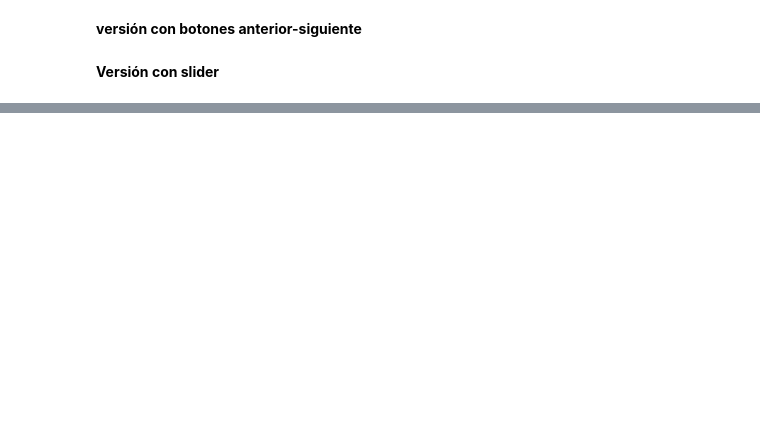
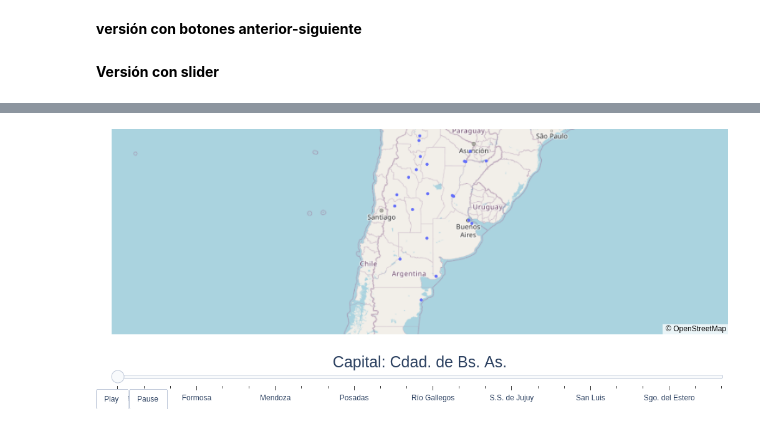
Before and after one commit to agustindangelo/alggeneticos, a Jupyter notebook: tp-viajante/argentina.ipynb, the cells around one changed output, grey strips where cells are left out. Cells and saved outputs as stored; diff of their text form; code cells hidden in the pictures; blank space fills up the shorter version.

```diff
--- a/tp-viajante/argentina.ipynb
+++ b/tp-viajante/argentina.ipynb
@@ -282,0 +485,87 @@ app.run_server(mode='jupyterlab', port=8080)
+# %%
+# primero, dibujo los cuadros que se animarán, cada uno es un mapa que tiene más trayectorias que el anterior
+mantener_trazo = False
+frames = []
+if mantener_trazo:
+    for k in range(len(cap)):
+        frames.append(go.Frame(data=[go.Scattermapbox(mode='lines', lat=cap['latitud'][:k+1],  lon=cap['longitud'][:k+1])], name=f'frame{k}'))
+else:
+    for k in range(len(cap)-1):
+        frames.append(go.Frame(data=[go.Scattermapbox(mode='lines', lat=[cap['latitud'][k], cap['latitud'][k+1]],  lon=[cap['longitud'][k], cap['longitud'][k+1]])], name=f'frame{k}'))
+# dibujo la figura, y le asigno los cuadros
+fig = go.Figure(
+    data=go.Scattermapbox(
+        lat=cap['latitud'],
+        lon=cap['longitud'],
+        text=cap['capital'],
+        hoverinfo='text'
+    ),
+    layout=go.Layout(),
+    frames=frames
+)
+
+
+updatemenus = [dict(
+        buttons = [
+            dict(
+                args = [None, {"frame": {"duration": 1000, "redraw": True},
+                                "fromcurrent": True, "transition": {"duration": 500, 'easing': 'cubic-in-out'}}],
+                label = "Play",
+                method = "animate"
+                ),
+            dict(
+                 args = [[None], {"frame": {"duration": 0, "redraw": True},
+                                  "mode": "immediate",
+                                  "transition": {"duration": 0}}],
+                label = "Pause",
+                method = "animate"
+                )
+        ],
+        direction = "left",
+        pad = {"r": 10, "t": 87},
+        showactive = False,
+        type = "buttons",
+        x = 0.1,
+        xanchor = "right",
+        y = 0,
+        yanchor = "top"
+    )]
+
+sliders = [dict(steps = [dict(method= 'animate',
+                              args= [[f'frame{k}'],
+                              dict(mode= 'immediate',
+                                   frame=dict(duration=400, redraw=True),
+                                   transition=dict(duration= 0))
+                                 ],
+                              label=f'{cap["capital"][k]}'
+                             ) for k in range(len(cap))],
+                active=0,
+                transition={'duration':500 , 'easing': 'cubic-in-out'},
+                x=0, # slider starting position
+                y=0,
+                currentvalue=dict(font=dict(size=25),
+                                  prefix='Capital: ',
+                                  visible=True,
+                                  xanchor= 'center'
+                                 ),
+                len=1.0) #slider length
+           ]
+fig.update_layout(updatemenus = updatemenus, sliders = sliders)
+
+
+fig.update_layout(margin={"r":0,"t":0,"l":0,"b":0})
+fig.update_layout(mapbox_style="open-street-map")
+fig.update_layout(
+    autosize=True,
+    hovermode='closest',
+    mapbox=dict(
+        center=dict(
+            lat=-35.876958,
+            lon=-65.293389
+        ),
+        zoom=3
+    ),
+)
+fig.show()
+# %% [output]
+[figure, added]
```
Also changed, not shown: parts of 5 cells of this notebook, 6 other files.
